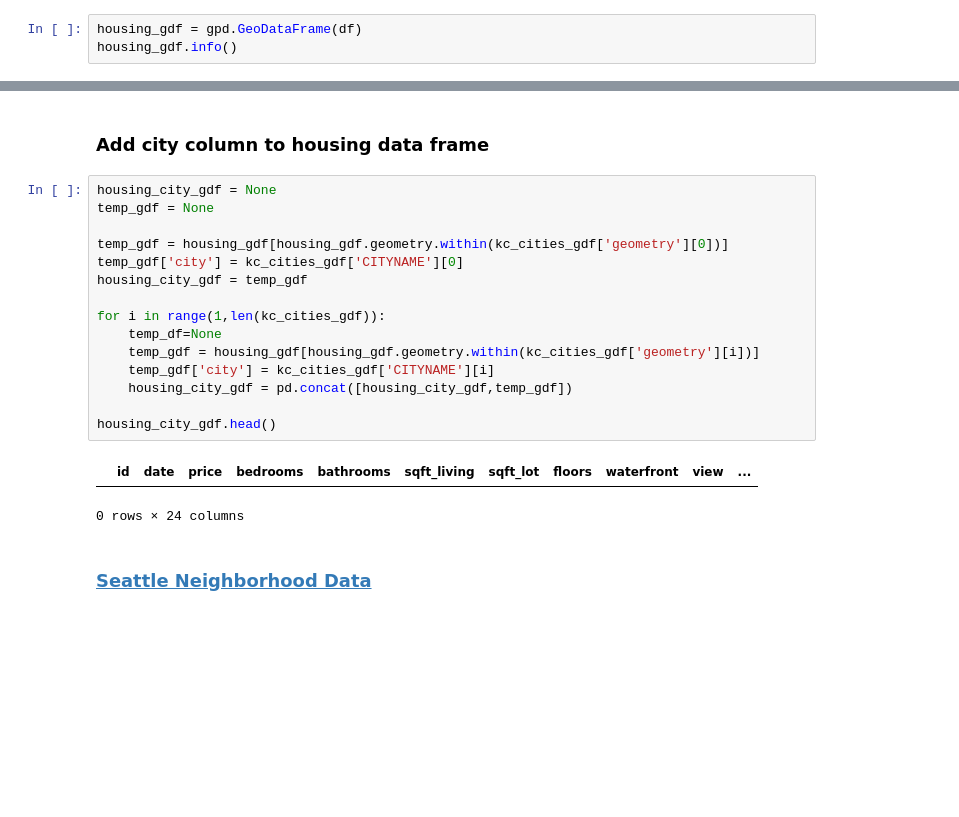
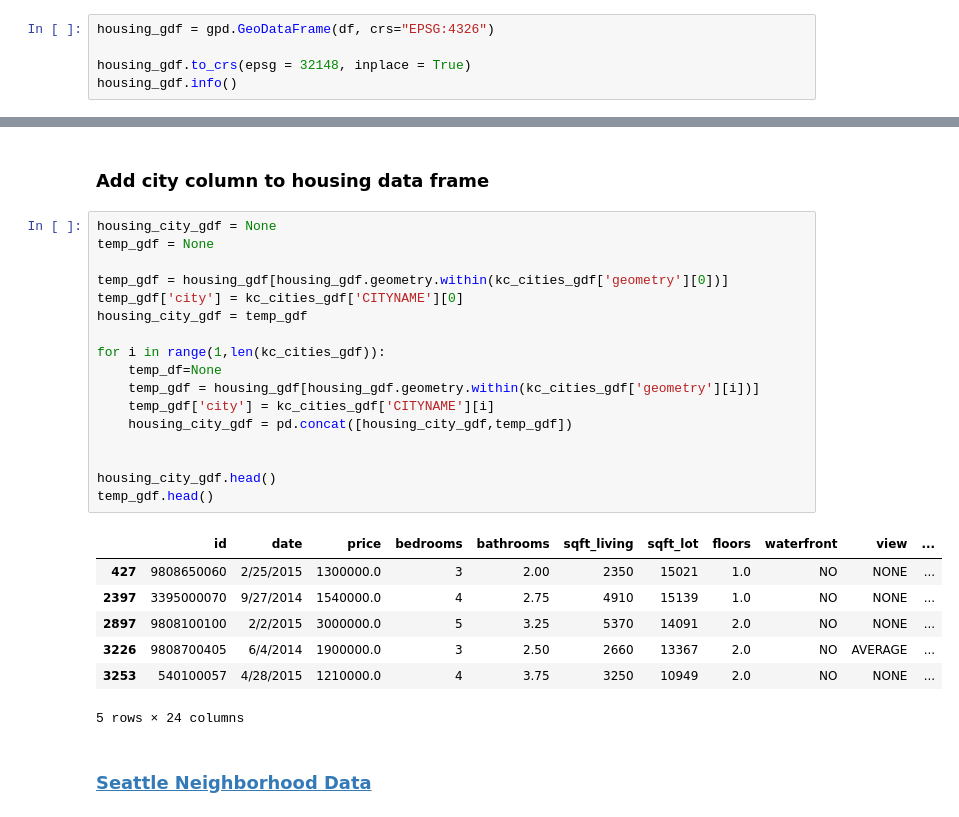
Before and after one commit to hanis-z/King-County-Millenial-homeowner-program, a Jupyter notebook: individualNotebooks/Hanis_notebook_proper.ipynb, the cells around one changed output, grey strips where cells are left out. Cells and saved outputs as stored; diff of their text form; blank space fills up the shorter version.

```diff
--- a/individualNotebooks/Hanis_notebook_proper.ipynb
+++ b/individualNotebooks/Hanis_notebook_proper.ipynb
@@ -65,7 +65,9 @@ df.head()
 | 4 | 1954400510 | 2/18/2015 | 510000.0 | 3 | 2.00 | 1680 | 8080 | 1.0 | NO | NONE | ... |
 5 rows × 23 columns
 # %%
-housing_gdf = gpd.GeoDataFrame(df)
+housing_gdf = gpd.GeoDataFrame(df, crs="EPSG:4326")
+
+housing_gdf.to_crs(epsg = 32148, inplace = True)
 housing_gdf.info()
 # %% [output]
 <class 'geopandas.geodataframe.GeoDataFrame'>
@@ -230,21 +251,28 @@ epsg:32148
 # %%
 housing_city_gdf = None
 temp_gdf = None
 
 temp_gdf = housing_gdf[housing_gdf.geometry.within(kc_cities_gdf['geometry'][0])]
 temp_gdf['city'] = kc_cities_gdf['CITYNAME'][0]
 housing_city_gdf = temp_gdf
 
 for i in range(1,len(kc_cities_gdf)):
     temp_df=None
     temp_gdf = housing_gdf[housing_gdf.geometry.within(kc_cities_gdf['geometry'][i])]
     temp_gdf['city'] = kc_cities_gdf['CITYNAME'][i]
     housing_city_gdf = pd.concat([housing_city_gdf,temp_gdf])
 
+
 housing_city_gdf.head()
+temp_gdf.head()
 # %% [output]
 |  | id | date | price | bedrooms | bathrooms | sqft_living | sqft_lot | floors | waterfront | view | ... |
+| 427 | 9808650060 | 2/25/2015 | 1300000.0 | 3 | 2.00 | 2350 | 15021 | 1.0 | NO | NONE | ... |
+| 2397 | 3395000070 | 9/27/2014 | 1540000.0 | 4 | 2.75 | 4910 | 15139 | 1.0 | NO | NONE | ... |
+| 2897 | 9808100100 | 2/2/2015 | 3000000.0 | 5 | 3.25 | 5370 | 14091 | 2.0 | NO | NONE | ... |
+| 3226 | 9808700405 | 6/4/2014 | 1900000.0 | 3 | 2.50 | 2660 | 13367 | 2.0 | NO | AVERAGE | ... |
+| 3253 | 540100057 | 4/28/2015 | 1210000.0 | 4 | 3.75 | 3250 | 10949 | 2.0 | NO | NONE | ... |
-0 rows × 24 columns
+5 rows × 24 columns
 # %% [markdown]
 ### [Seattle Neighborhood Data](https://data-seattlecitygis.opendata.arcgis.com/datasets/neighborhood-map-atlas-districts/explore?location=47.628714%2C-122.338313%2C11.43])
 # %%
```
Also changed, not shown: parts of 8 cells of this notebook, 2 other files.
